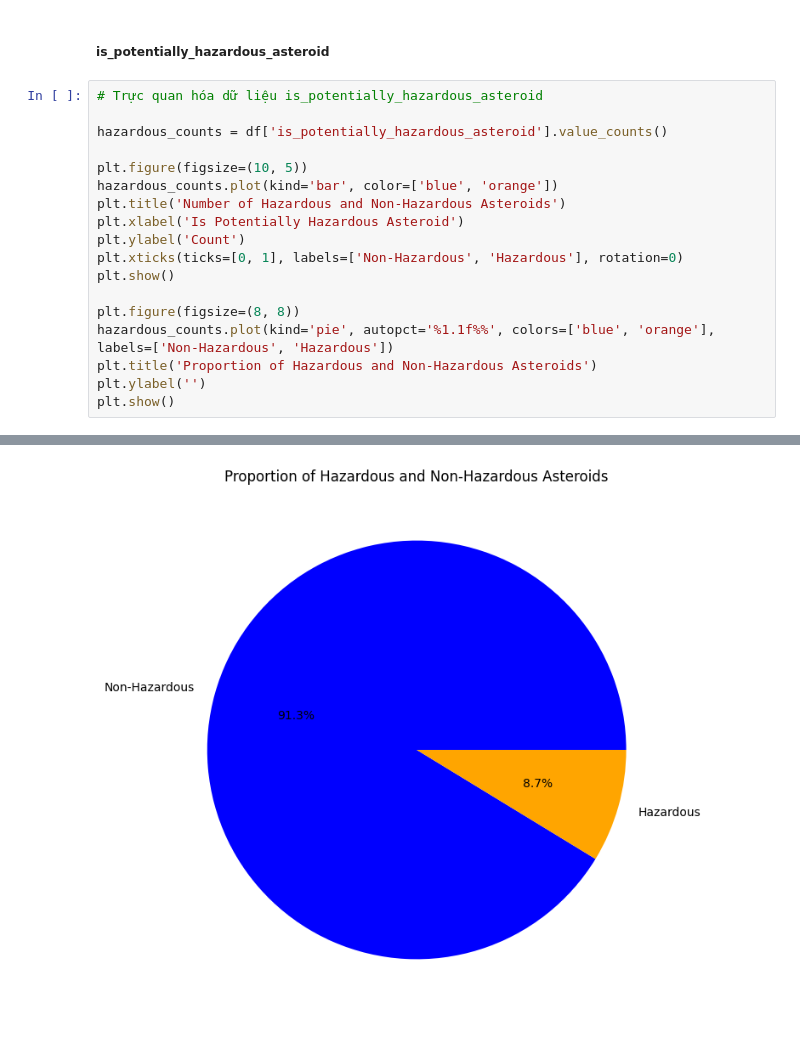
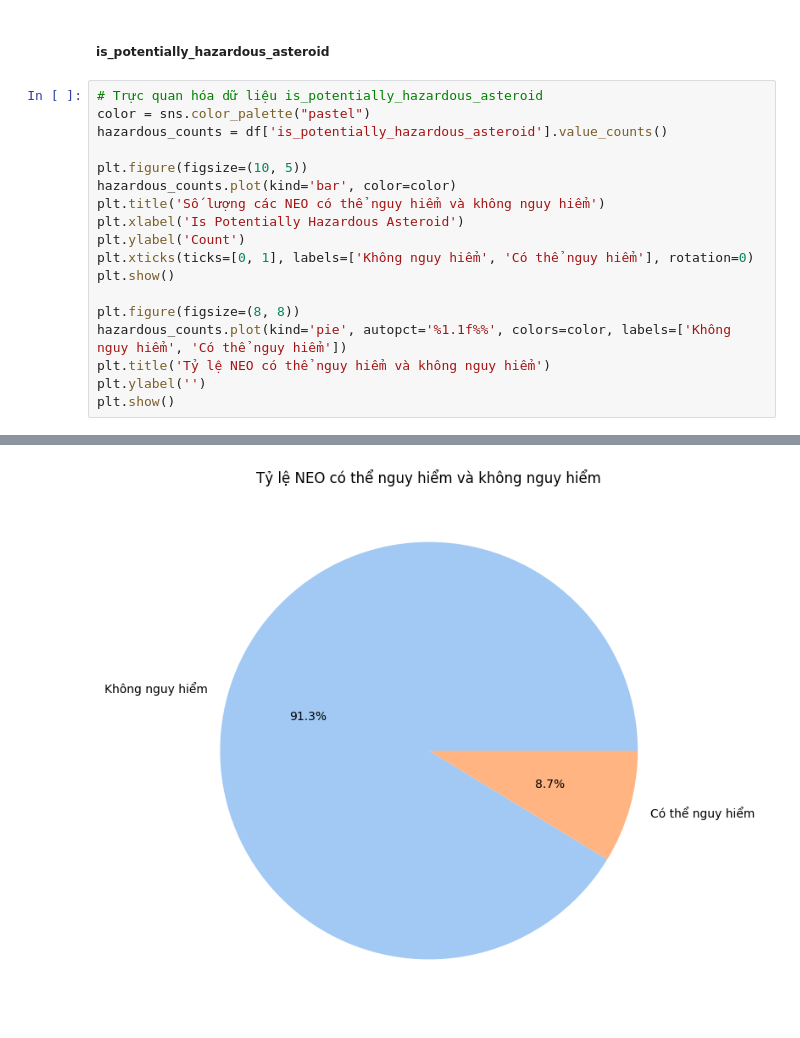
Before and after one commit to nhocratac/IE224-NEO, a Jupyter notebook: CodeTongHop_DoAn_DungXoa.ipynb, the cells around one changed output, grey strips where cells are left out. Drawn from its saved outputs; the diff is of its cells as text.

```diff
--- a/CodeTongHop_DoAn_DungXoa.ipynb
+++ b/CodeTongHop_DoAn_DungXoa.ipynb
@@ -458,20 +458,20 @@ memory usage: 2.4+ MB
 ##### **is_potentially_hazardous_asteroid**
 # %%
 # Trực quan hóa dữ liệu is_potentially_hazardous_asteroid
-
+color = sns.color_palette("pastel")
 hazardous_counts = df['is_potentially_hazardous_asteroid'].value_counts()
 
 plt.figure(figsize=(10, 5))
-hazardous_counts.plot(kind='bar', color=['blue', 'orange'])
-plt.title('Number of Hazardous and Non-Hazardous Asteroids')
+hazardous_counts.plot(kind='bar', color=color)
+plt.title('Số lượng các NEO có thể nguy hiểm và không nguy hiểm')
 plt.xlabel('Is Potentially Hazardous Asteroid')
 plt.ylabel('Count')
-plt.xticks(ticks=[0, 1], labels=['Non-Hazardous', 'Hazardous'], rotation=0)
+plt.xticks(ticks=[0, 1], labels=['Không nguy hiểm', 'Có thể nguy hiểm'], rotation=0)
 plt.show()
 
 plt.figure(figsize=(8, 8))
-hazardous_counts.plot(kind='pie', autopct='%1.1f%%', colors=['blue', 'orange'], labels=['Non-Hazardous', 'Hazardous'])
-plt.title('Proportion of Hazardous and Non-Hazardous Asteroids')
+hazardous_counts.plot(kind='pie', autopct='%1.1f%%', colors=color, labels=['Không nguy hiểm', 'Có thể nguy hiểm'])
+plt.title('Tỷ lệ NEO có thể nguy hiểm và không nguy hiểm')
 plt.ylabel('')
 plt.show()
 # %% [output]
@@ -479 +479 @@ plt.show()
-[figure, old version]
+[figure, new version]
```
Also changed, not shown: parts of 4 cells of this notebook.
